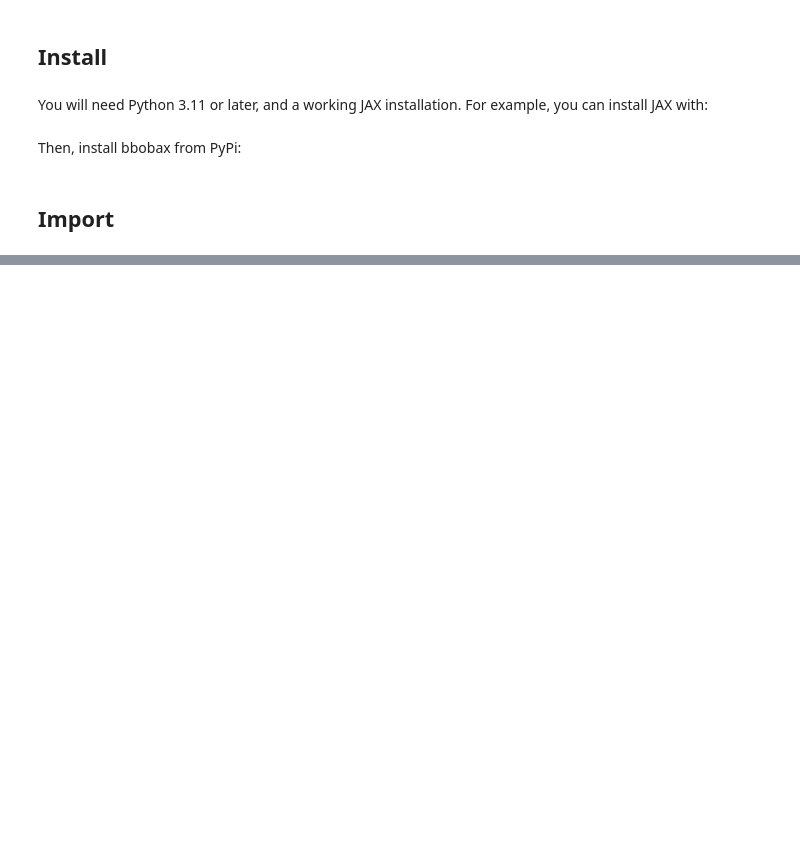
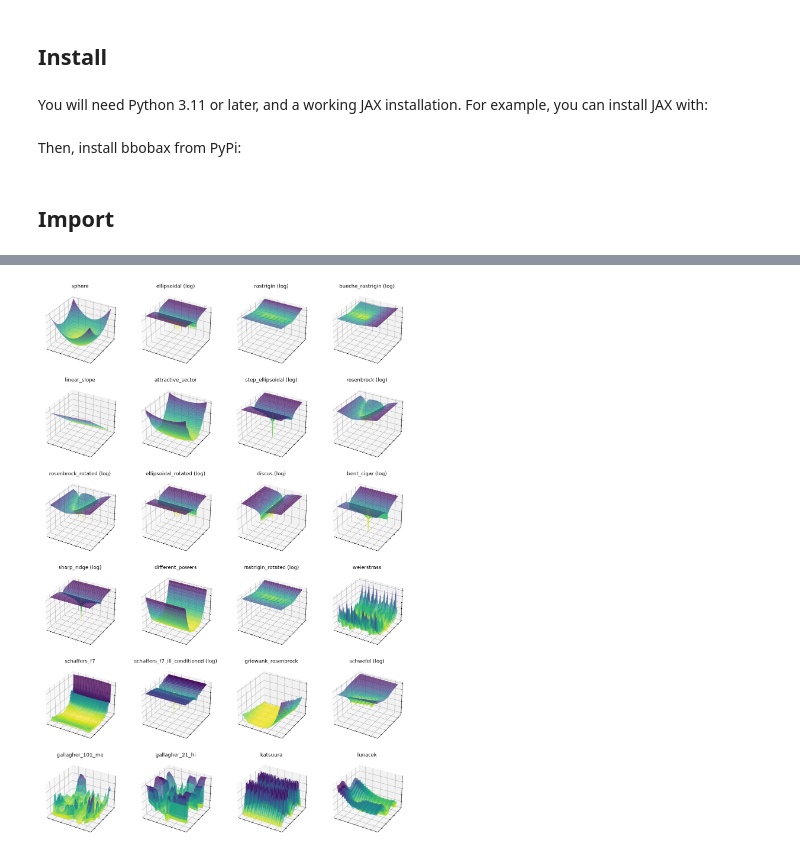
Before and after one commit to maxencefaldor/bbobax, a Jupyter notebook: notebooks/01_suites.ipynb, the cells around one changed output, grey strips where cells are left out. Cells and saved outputs as stored; diff of their text form; code cells hidden in the pictures; blank space fills up the shorter version.

```diff
--- a/notebooks/01_suites.ipynb
+++ b/notebooks/01_suites.ipynb
@@ -142,0 +38,31 @@ plt.show()
+# %%
+def surface(problem, params, ax, key):
+    """Draw one problem instance as a 3-D surface, in log scale if it needs it."""
+    grid = jnp.linspace(*problem.x_range, 100)
+    X, Y = jnp.meshgrid(grid, grid)
+    points = jnp.stack([X.ravel(), Y.ravel()], axis=-1)
+
+    fitness = jax.vmap(lambda p: problem.evaluate(key, p, params).fitness)(points)
+    Z = fitness.reshape(X.shape) - jnp.min(fitness)
+
+    log = jnp.max(Z) > 1e3  # spans more than three orders of magnitude
+    if log:
+        Z = jnp.log10(Z + 1e-8)
+
+    ax.plot_surface(X, Y, Z, cmap="viridis_r", antialiased=True, alpha=0.8)
+    ax.set_title(f"{problem.name} (log)" if log else problem.name)
+    ax.set_xticklabels([])
+    ax.set_yticklabels([])
+    ax.set_zticklabels([])
+# %%
+problems = bbob_suite(
+    num_dims=2, x_opt_range=(0.0, 0.0), f_opt_range=(0.0, 0.0), sample_rotation=False
+)
+
+fig, axes = plt.subplots(6, 4, figsize=(16, 24), subplot_kw={"projection": "3d"})
+for ax, problem in zip(axes.ravel(), problems.values()):
+    key, subkey = jax.random.split(key)
+    surface(problem, problem.sample(subkey), ax, subkey)
+plt.show()
+# %% [output]
+[figure, added]
```
Also changed, not shown: parts of 15 cells of this notebook, 3 other files.
